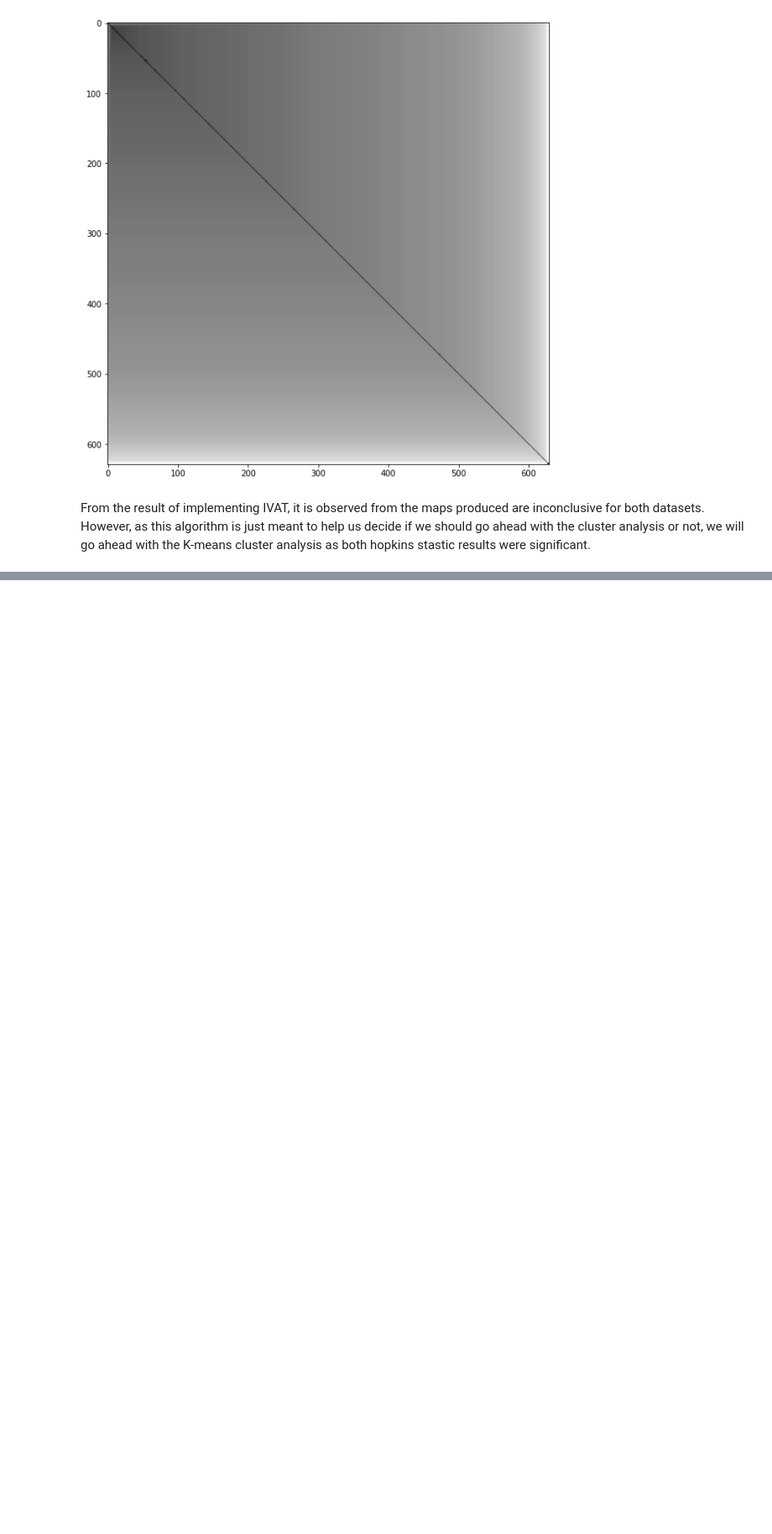
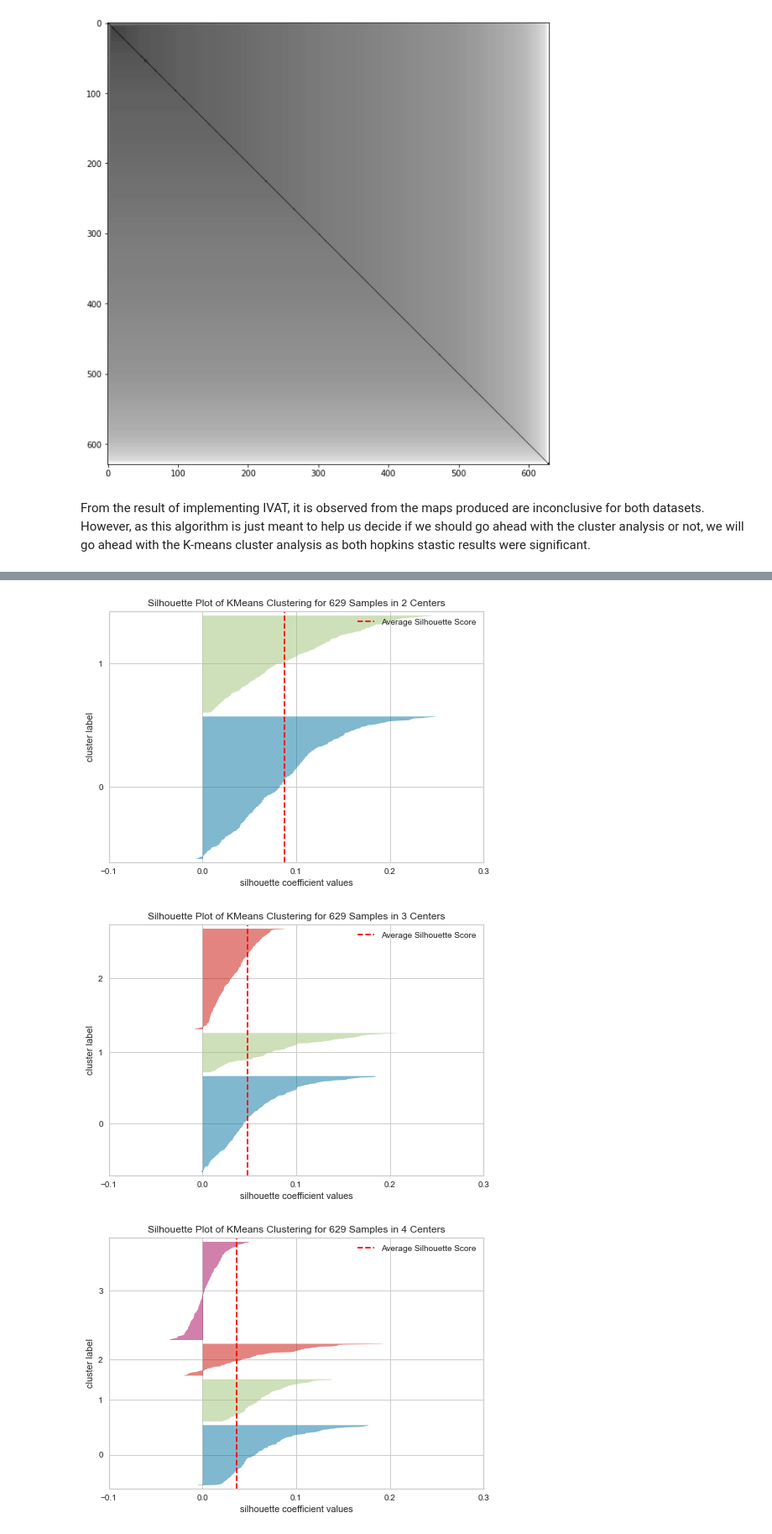
Before and after one commit to reidya3/CA4015_First_Assignment, a Jupyter notebook: book/Clustering_Analysis.ipynb, the cells around one changed output, grey strips where cells are left out. Shown at 84% size. Saved outputs shown, nothing was run; the diff lists cells and outputs as text; code cells hidden in the pictures; blank space fills up the shorter version.

```diff
--- a/book/Clustering_Analysis.ipynb
+++ b/book/Clustering_Analysis.ipynb
@@ -122,0 +165,14 @@ with your book. For more information about this, see [the Jupyter Book documenta
+# %%
+from yellowbrick.cluster import SilhouetteVisualizer
+for k in  range(2,6):
+    '''
+    Create KMeans instance for different number of clusters
+    '''
+    km = KMeans(n_clusters=k, random_state=42)
+    visualizer = SilhouetteVisualizer(km, colors='yellowbrick')
+    visualizer.fit(dim_reduced_choice.iloc[:, 2:])
+    visualizer.show()
+# %% [output]
+[figure, added]
+[figure, added]
+[figure, added]
```
Also changed, not shown: parts of 18 cells of this notebook, 4 other files.
